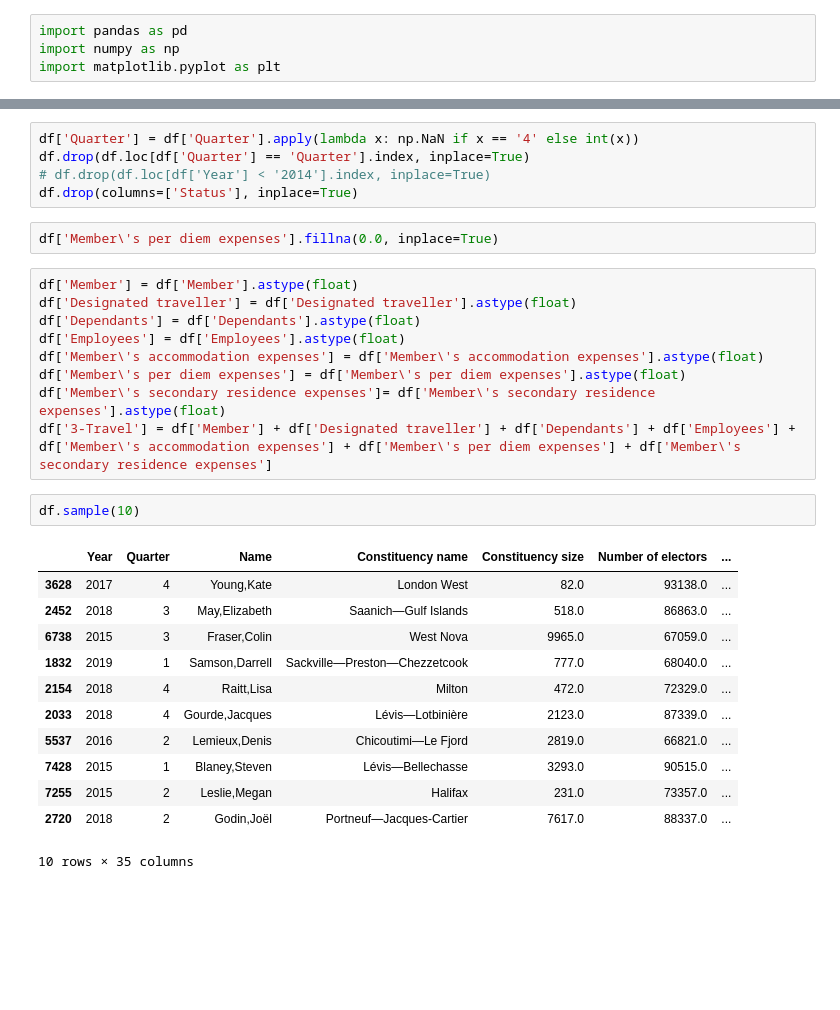
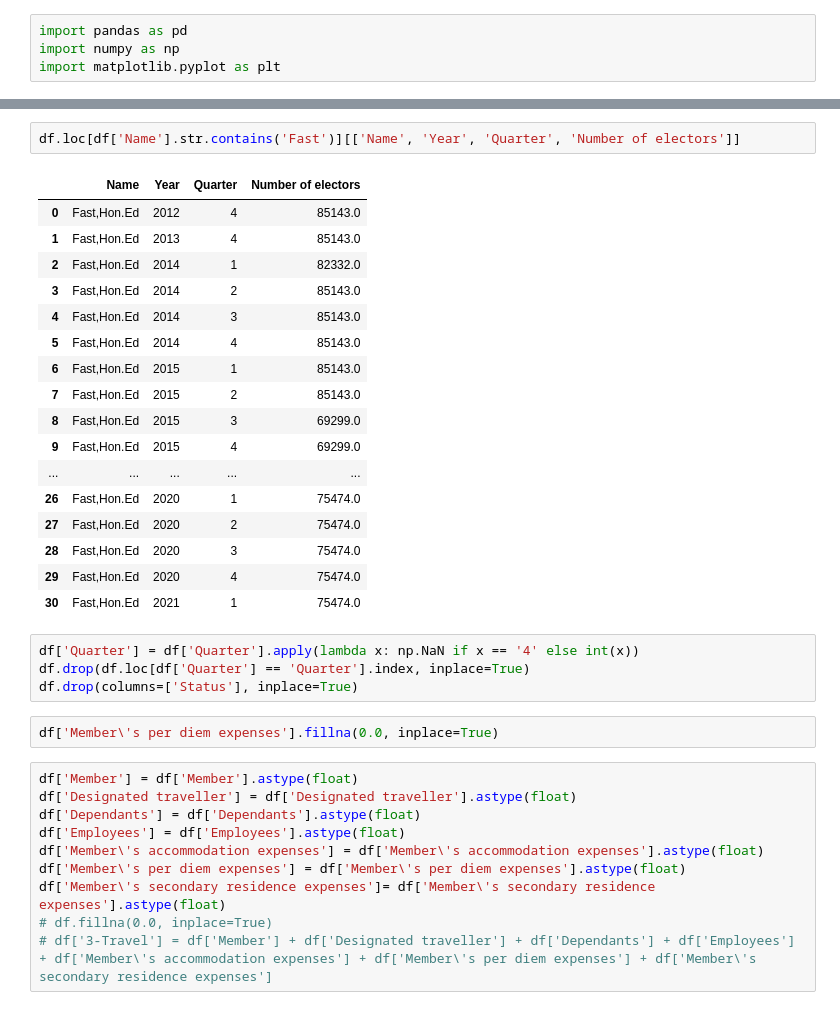
Before and after one commit to aomi/seng480d-project, a Jupyter notebook: data/analysis.ipynb, the cells around one changed output, grey strips where cells are left out. Saved outputs shown, nothing was run; the diff lists cells and outputs as text; blank space fills up the shorter version.

```diff
--- a/data/analysis.ipynb
+++ b/data/analysis.ipynb
@@ -21,7 +99,26 @@ df['Name'] = df['Name'].str.replace(r'Hon\.\s', '', regex=True)
+# %%
+df.loc[df['Name'].str.contains('Fast')][['Name', 'Year', 'Quarter', 'Number of electors']]
+# %% [output]
+|  | Name | Year | Quarter | Number of electors |
+| 0 | Fast,Hon.Ed | 2012 | 4 | 85143.0 |
+| 1 | Fast,Hon.Ed | 2013 | 4 | 85143.0 |
+| 2 | Fast,Hon.Ed | 2014 | 1 | 82332.0 |
+| 3 | Fast,Hon.Ed | 2014 | 2 | 85143.0 |
+| 4 | Fast,Hon.Ed | 2014 | 3 | 85143.0 |
+| 5 | Fast,Hon.Ed | 2014 | 4 | 85143.0 |
+| 6 | Fast,Hon.Ed | 2015 | 1 | 85143.0 |
+| 7 | Fast,Hon.Ed | 2015 | 2 | 85143.0 |
+| 8 | Fast,Hon.Ed | 2015 | 3 | 69299.0 |
+| 9 | Fast,Hon.Ed | 2015 | 4 | 69299.0 |
+| ... | ... | ... | ... | ... |
+| 26 | Fast,Hon.Ed | 2020 | 1 | 75474.0 |
+| 27 | Fast,Hon.Ed | 2020 | 2 | 75474.0 |
+| 28 | Fast,Hon.Ed | 2020 | 3 | 75474.0 |
+| 29 | Fast,Hon.Ed | 2020 | 4 | 75474.0 |
+| 30 | Fast,Hon.Ed | 2021 | 1 | 75474.0 |
 # %%
 df['Quarter'] = df['Quarter'].apply(lambda x: np.NaN if x == '4' else int(x))
 df.drop(df.loc[df['Quarter'] == 'Quarter'].index, inplace=True)
-# df.drop(df.loc[df['Year'] < '2014'].index, inplace=True)
 df.drop(columns=['Status'], inplace=True)
 # %%
 df['Member\'s per diem expenses'].fillna(0.0, inplace=True)
@@ -33,22 +130,8 @@ df['Employees'] = df['Employees'].astype(float)
 df['Member\'s accommodation expenses'] = df['Member\'s accommodation expenses'].astype(float)
 df['Member\'s per diem expenses'] = df['Member\'s per diem expenses'].astype(float)
 df['Member\'s secondary residence expenses']= df['Member\'s secondary residence expenses'].astype(float)
-df['3-Travel'] = df['Member'] + df['Designated traveller'] + df['Dependants'] + df['Employees'] + df['Member\'s accommodation expenses'] + df['Member\'s per diem expenses'] + df['Member\'s secondary residence expenses']
+# df.fillna(0.0, inplace=True)
+# df['3-Travel'] = df['Member'] + df['Designated traveller'] + df['Dependants'] + df['Employees'] + df['Member\'s accommodation expenses'] + df['Member\'s per diem expenses'] + df['Member\'s secondary residence expenses']
-# %%
-df.sample(10)
-# %% [output]
-|  | Year | Quarter | Name | Constituency name | Constituency size | Number of electors | ... |
-| 3628 | 2017 | 4 | Young,Kate | London West | 82.0 | 93138.0 | ... |
-| 2452 | 2018 | 3 | May,Elizabeth | Saanich—Gulf Islands | 518.0 | 86863.0 | ... |
-| 6738 | 2015 | 3 | Fraser,Colin | West Nova | 9965.0 | 67059.0 | ... |
-| 1832 | 2019 | 1 | Samson,Darrell | Sackville—Preston—Chezzetcook | 777.0 | 68040.0 | ... |
-| 2154 | 2018 | 4 | Raitt,Lisa | Milton | 472.0 | 72329.0 | ... |
-| 2033 | 2018 | 4 | Gourde,Jacques | Lévis—Lotbinière | 2123.0 | 87339.0 | ... |
-| 5537 | 2016 | 2 | Lemieux,Denis | Chicoutimi—Le Fjord | 2819.0 | 66821.0 | ... |
-| 7428 | 2015 | 1 | Blaney,Steven | Lévis—Bellechasse | 3293.0 | 90515.0 | ... |
-| 7255 | 2015 | 2 | Leslie,Megan | Halifax | 231.0 | 73357.0 | ... |
-| 2720 | 2018 | 2 | Godin,Joël | Portneuf—Jacques-Cartier | 7617.0 | 88337.0 | ... |
-10 rows × 35 columns
 # %%
 df.groupby(['Name', 'Year', 'Quarter'])['Total'].sum().sort_values(ascending=False).head(10)
 # %% [output]
```
Also changed, not shown: parts of 33 cells of this notebook, 9 other files.
